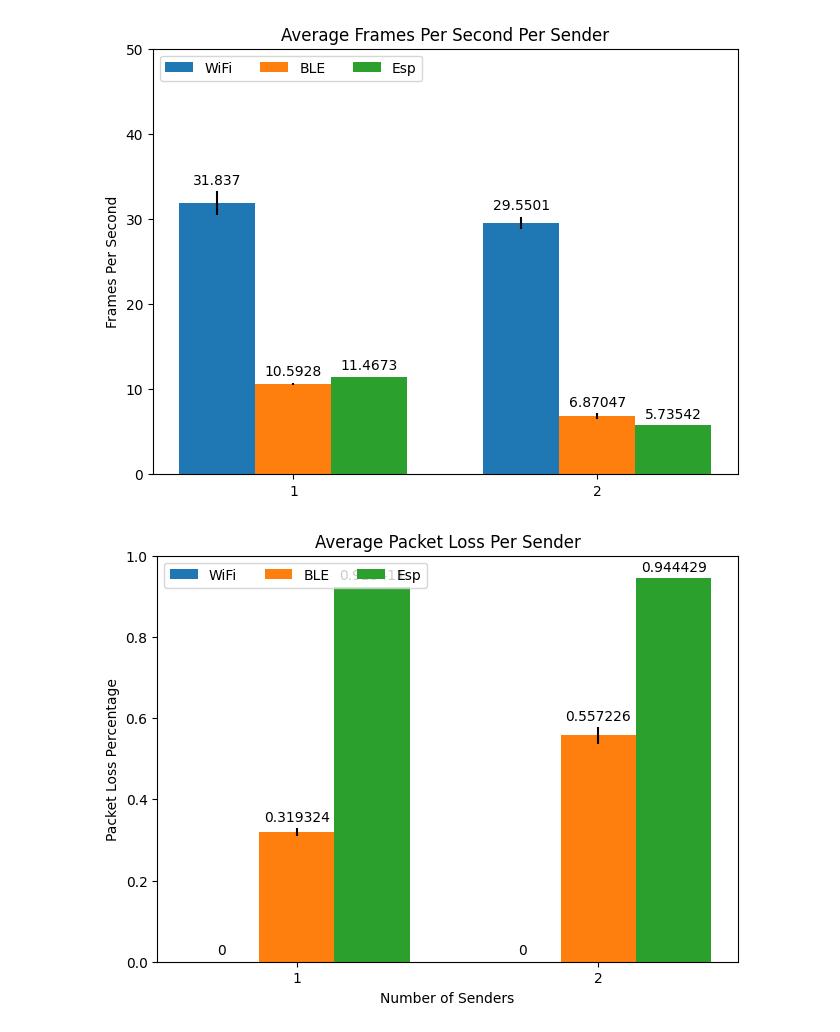
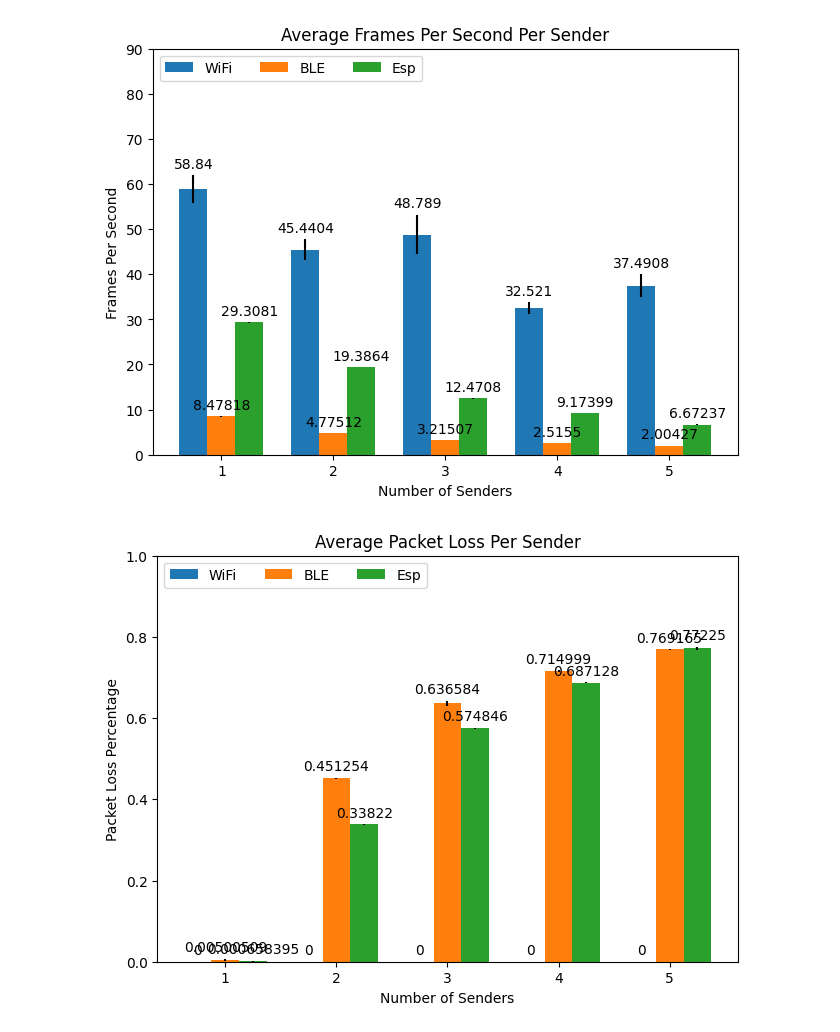
Before and after one commit to WiReSens-Toolkit/WiReSensPy, a Jupyter notebook: reportCommStats.ipynb, the cells around one changed output. Cells and saved outputs as stored; diff of their text form; code cells hidden in the pictures.

```diff
--- a/reportCommStats.ipynb
+++ b/reportCommStats.ipynb
@@ -64,8 +134,14 @@ def getPacketLoss(packetLoss, fc):
 # %%
-bleSenders = [['ble_test.hdf5']]
-wifiSenders = []
-espNowsenders = [['esp_baud.hdf5']]
-#Key: (mean, std)
+bleSenders = [['ble_1_sender_1.hdf5'],['ble_2_sender_1.hdf5','ble_2_sender_2.hdf5'],['ble_3_sender_1.hdf5','ble_3_sender_2.hdf5','ble_3_sender_3.hdf5'],
+              ['ble_4_sender_1.hdf5','ble_4_sender_2.hdf5','ble_4_sender_3.hdf5','ble_4_sender_4.hdf5'],
+              ['ble_5_sender_1.hdf5','ble_5_sender_2.hdf5','ble_5_sender_3.hdf5','ble_5_sender_4.hdf5','ble_5_sender_5.hdf5']]
+wifiSenders = [['wifi_1_sender.hdf5'],['wifi_2_sender_1.hdf5','wifi_2_sender_2.hdf5'],['wifi_3_sender_1.hdf5','wifi_3_sender_2.hdf5','wifi_3_sender_3.hdf5'],
+               ['wifi_4_sender_1.hdf5','wifi_4_sender_2.hdf5','wifi_4_sender_3.hdf5','wifi_4_sender_4.hdf5'],['wifi_5_sender_1.hdf5','wifi_5_sender_2.hdf5','wifi_5_sender_3.hdf5','wifi_5_sender_4.hdf5','wifi_5_sender_5.hdf5']]
+espNowsenders = [['esp_1_sender.hdf5'],['esp_2_sender_1.hdf5','esp_2_sender_2.hdf5'],['esp_3_sender_1.hdf5','esp_3_sender_2.hdf5','esp_3_sender_3.hdf5'],
+                 ['esp_4_sender_1.hdf5','esp_4_sender_2.hdf5','esp_4_sender_3.hdf5','esp_4_sender_4.hdf5'],
+                 ['esp_5_sender_1.hdf5','esp_5_sender_2.hdf5','esp_5_sender_3.hdf5','esp_5_sender_3.hdf5','esp_5_sender_4.hdf5','esp_5_sender_5.hdf5']]
+
+#Protocol: (mean, std)
 throughputDict = {
 }
 packetLossDict = {
@@ -75,27 +151,28 @@ AllSenders = [wifiSenders,bleSenders,espNowsenders]
 keys = ['WiFi','BLE','Esp']
 for i in range(3):
     totalSendExps = len(AllSenders[i])
-    finalThroughputMeans = np.zeros(totalSendExps)
-    finalThroughputStds = np.zeros(totalSendExps)
+    finalThroughputMeans = np.zeros(totalSendExps) #Means (per sender) for WiFi, BLE, ESP across experiments
+    finalThroughputStds = np.zeros(totalSendExps) #Stds (per sender) for  WiFi, BLE, ESP across experiments
     finalPacketMeans = np.zeros(totalSendExps)
     finalPacketStds = np.zeros(totalSendExps)
     for j in range(totalSendExps):
         experiment = AllSenders[i][j]
         numSenders = len(experiment)
         numTrials = 5
-        totalthroughput = np.zeros((1,numTrials))
+        totalthroughput = np.zeros((1,numTrials)) #Represents total throughput for all senders (ie N=3) for numTrials experiments (5)
         totalpacketloss = np.zeros((1,numTrials))
         for k in range(numSenders):
             file=experiment[k]
             pressure, fc, ts, packetLoss = tactile_reading(file)
+            #Split data into 5 experiments in order to calculate mean and std
             pressureSplit, fcSplit, tsSplit, packetLossSplit = split_into_segments(pressure,range(fc),ts,packetLoss,numTrials)
             packetLosses = np.array([getPacketLoss(packetLossSplit[i],fcSplit[i]) for i in range(numTrials)])
             framesPerSec = np.array([getThroughput(tsSplit[i],fcSplit[i])[0] for i in range(numTrials)])
             totalthroughput+=framesPerSec
             totalpacketloss+=packetLosses
-        throughputPerSender = totalthroughput/numSenders
-        packetLossPerSender = totalpacketloss/numSenders
-        finalThroughputMeans[j]=np.mean(throughputPerSender)
+        throughputPerSender = totalthroughput/numSenders #Represents throughput per sender for numTrials experiments
+        packetLossPerSender = totalpacketloss/numSenders #Repressents packet loss per sender for numTrials experiments
+        finalThroughputMeans[j]=np.mean(throughputPerSender) #Mean across experiments
         finalThroughputStds[j] = np.std(throughputPerSender)
         finalPacketMeans[j] = np.mean(packetLossPerSender)
         finalPacketStds[j] = np.std(packetLossPerSender)
@@ -116,5 +207,5 @@ print(len(flattened))
 # %%
-NumSenders = ("1", "2")
+NumSenders = ("1","2","3","4","5")
 #Avg and Std
 x = np.arange(len(NumSenders))  # the label locations
 width = 0.25  # the width of the bars
@@ -132,32 +223,32 @@ ax.set_ylabel('Frames Per Second')
 ax.set_title('Average Frames Per Second Per Sender')
 ax.set_xticks(x + width, NumSenders)
 ax.legend(loc='upper left', ncols=3)
-ax.set_ylim(0, 50)
+ax.set_ylim(0, 90)
 ax.set_xlabel("Number of Senders")
 plt.show()
 # %% [output]
-[figure, old version]
+[figure, new version]
 # %%
-NumSenders = ("1", "2")
+NumSenders = ("1", "2","3","4","5")
 #Avg and Std
 x = np.arange(len(NumSenders))  # the label locations
 width = 0.25  # the width of the bars
 multiplier = 0
 
 fig, ax = plt.subplots(layout='constrained')
 
 for protcol, measurement in packetLossDict.items():
     offset = width * multiplier
     rects = ax.bar(x + offset, measurement[0], width, label=protcol, yerr=measurement[1])
     ax.bar_label(rects, padding=3)
     multiplier += 1
 # Add some text for labels, title and custom x-axis tick labels, etc.
 ax.set_ylabel('Packet Loss Percentage')
 ax.set_xlabel('Number of Senders')
 ax.set_title('Average Packet Loss Per Sender')
 ax.set_xticks(x + width, NumSenders)
 ax.legend(loc='upper left', ncols=3)
 ax.set_ylim(0, 1)
 plt.show()
 # %% [output]
-[figure, old version]
+[figure, new version]
```
Also changed, not shown: parts of 5 cells of this notebook, 5 other files.
